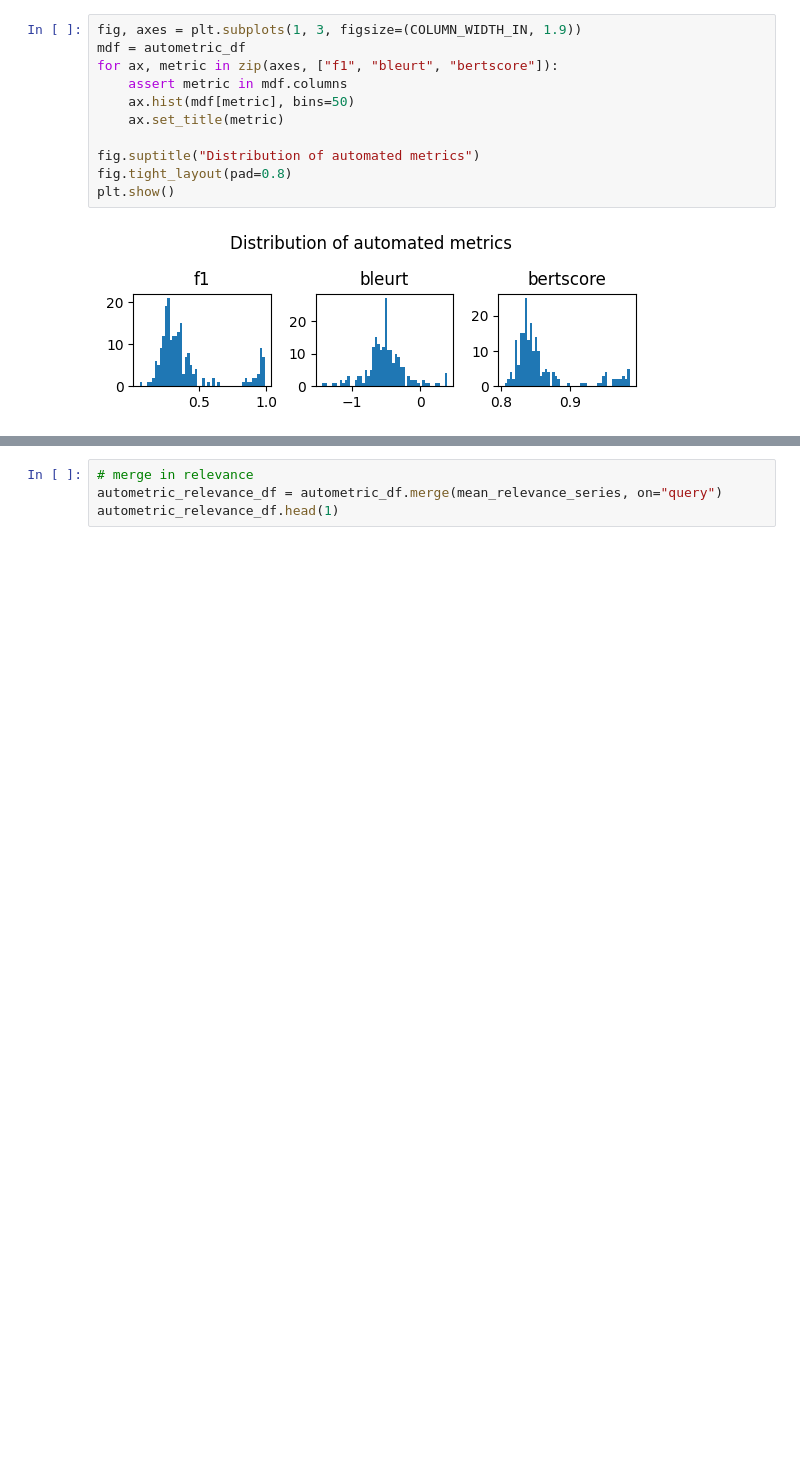
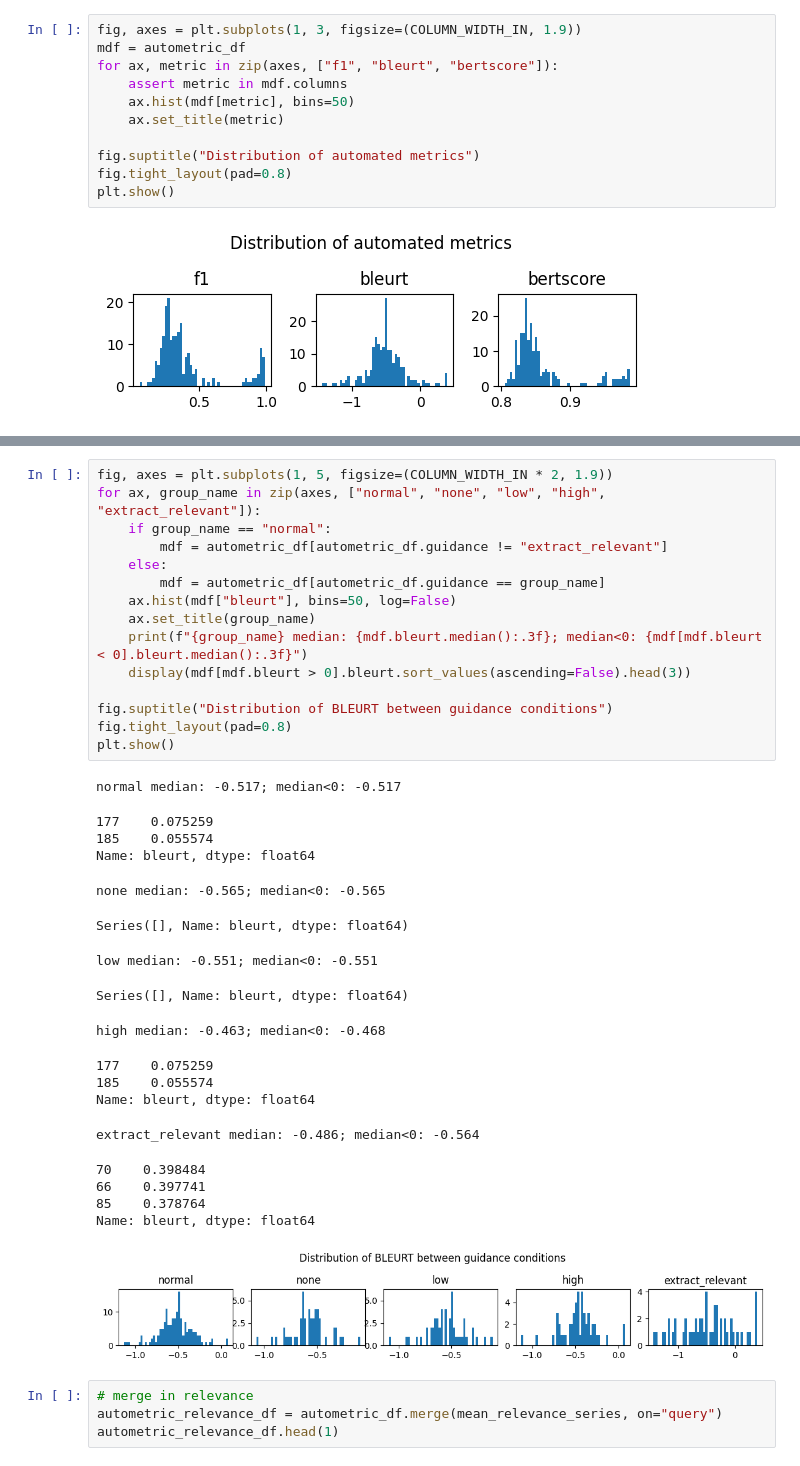
Before and after one commit to DigitalHarborFoundation/rag-for-math-qa, a Jupyter notebook: notebooks/SurveyDataAnalysis.ipynb, the cells around one changed output, grey strips where cells are left out. Cells and saved outputs as stored; diff of their text form; blank space fills up the shorter version.

Commit message:
Add figures for presentation

```diff
--- a/notebooks/SurveyDataAnalysis.ipynb
+++ b/notebooks/SurveyDataAnalysis.ipynb
@@ -1037,3 +1053,37 @@ plt.show()
+# %%
+fig, axes = plt.subplots(1, 5, figsize=(COLUMN_WIDTH_IN * 2, 1.9))
+for ax, group_name in zip(axes, ["normal", "none", "low", "high", "extract_relevant"]):
+    if group_name == "normal":
+        mdf = autometric_df[autometric_df.guidance != "extract_relevant"]
+    else:
+        mdf = autometric_df[autometric_df.guidance == group_name]
+    ax.hist(mdf["bleurt"], bins=50, log=False)
+    ax.set_title(group_name)
+    print(f"{group_name} median: {mdf.bleurt.median():.3f}; median<0: {mdf[mdf.bleurt < 0].bleurt.median():.3f}")
+    display(mdf[mdf.bleurt > 0].bleurt.sort_values(ascending=False).head(3))
+
+fig.suptitle("Distribution of BLEURT between guidance conditions")
+fig.tight_layout(pad=0.8)
+plt.show()
+# %% [output]
+normal median: -0.517; median<0: -0.517
+177    0.075259
+185    0.055574
+Name: bleurt, dtype: float64
+none median: -0.565; median<0: -0.565
+Series([], Name: bleurt, dtype: float64)
+low median: -0.551; median<0: -0.551
+Series([], Name: bleurt, dtype: float64)
+high median: -0.463; median<0: -0.468
+177    0.075259
+185    0.055574
+Name: bleurt, dtype: float64
+extract_relevant median: -0.486; median<0: -0.564
+70    0.398484
+66    0.397741
+85    0.378764
+Name: bleurt, dtype: float64
+[figure, added]
 # %%
 # merge in relevance
 autometric_relevance_df = autometric_df.merge(mean_relevance_series, on="query")
```
Also changed, not shown: parts of 16 cells of this notebook, 5 other files.
